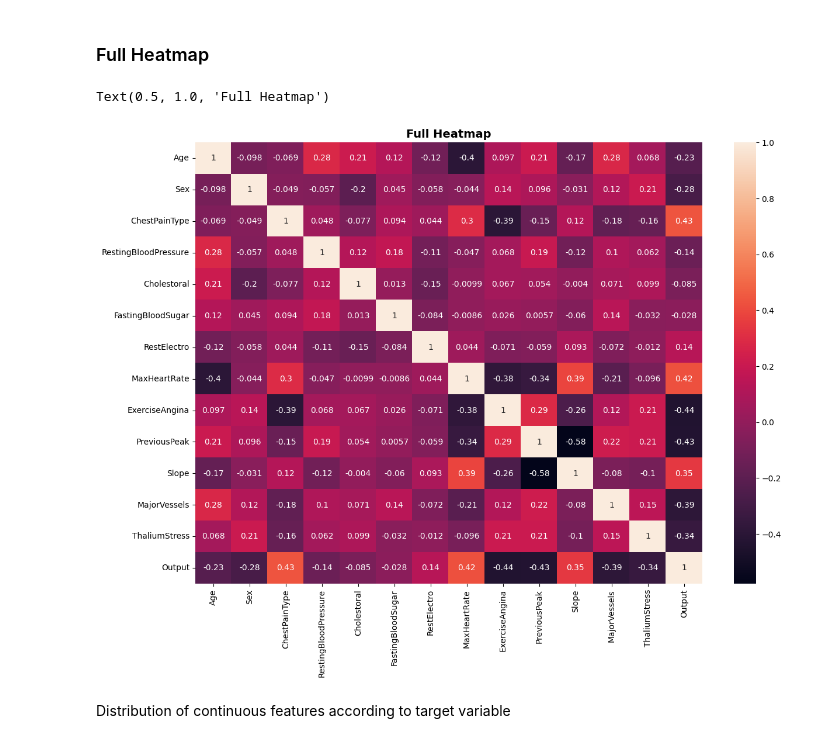
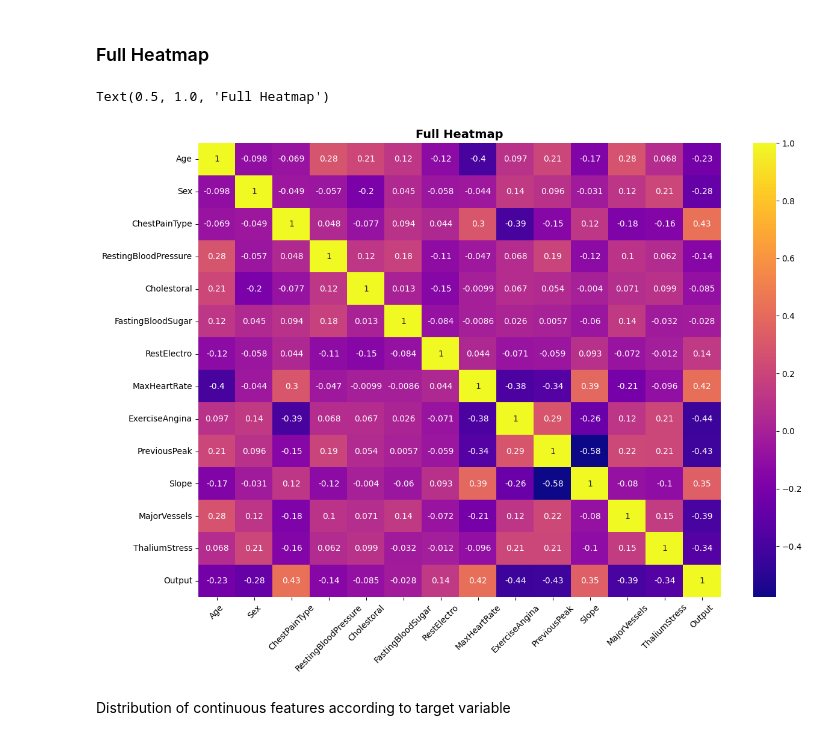
Before and after one commit to RufinoMartin/Heart-Attack-Analysis-, a Jupyter notebook: Heart_Attack_Analytics_&_Visuals.ipynb, the cells around one changed output. Saved outputs shown, nothing was run; the diff lists cells and outputs as text; code cells hidden in the pictures.

```diff
--- a/Heart_Attack_Analytics_&_Visuals.ipynb
+++ b/Heart_Attack_Analytics_&_Visuals.ipynb
@@ -439,16 +434,18 @@ plt.show()
 ### Full Heatmap
 # %%
 plt.figure(dpi=100, figsize=(14, 10))
+
 
 heatmap_test = df.corr()
 sns.heatmap(heatmap_test,
             xticklabels = heatmap_test.columns.values,
             yticklabels = heatmap_test.columns.values,
-            annot = True);
-plt.title('Full Heatmap',fontsize=14, fontweight='bold', fontfamily='baskerville', color="#000000")
+            annot = True,  cmap='plasma');
+plt.xticks(rotation = 45)
+plt.title('Full Heatmap',fontsize=14, fontweight='bold', color="#000000")
 # %% [output]
 Text(0.5, 1.0, 'Full Heatmap')
-[figure, old version]
+[figure, new version]
 # %% [markdown]
 Distribution of continuous features according to target variable
 # %%
```
Also changed, not shown: parts of 8 cells of this notebook.
